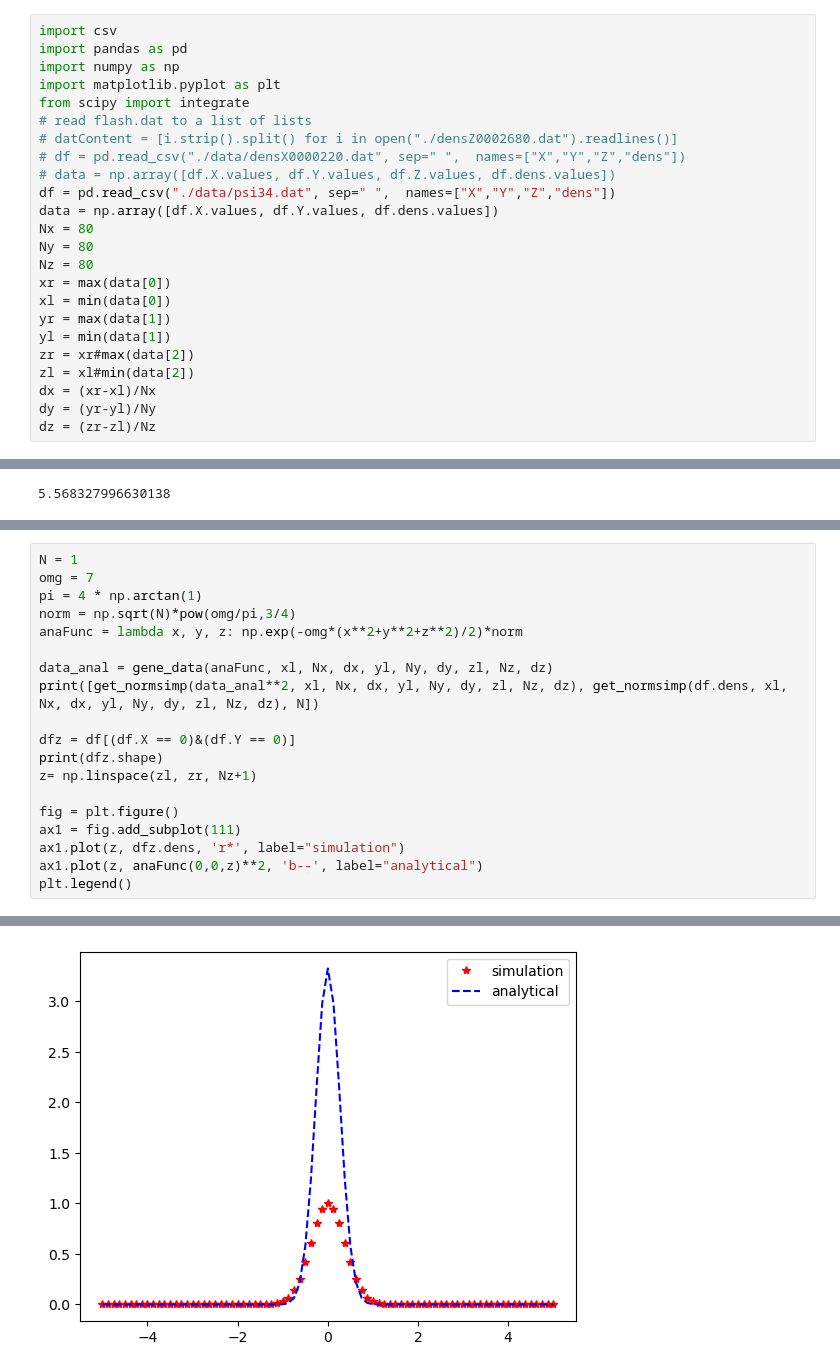
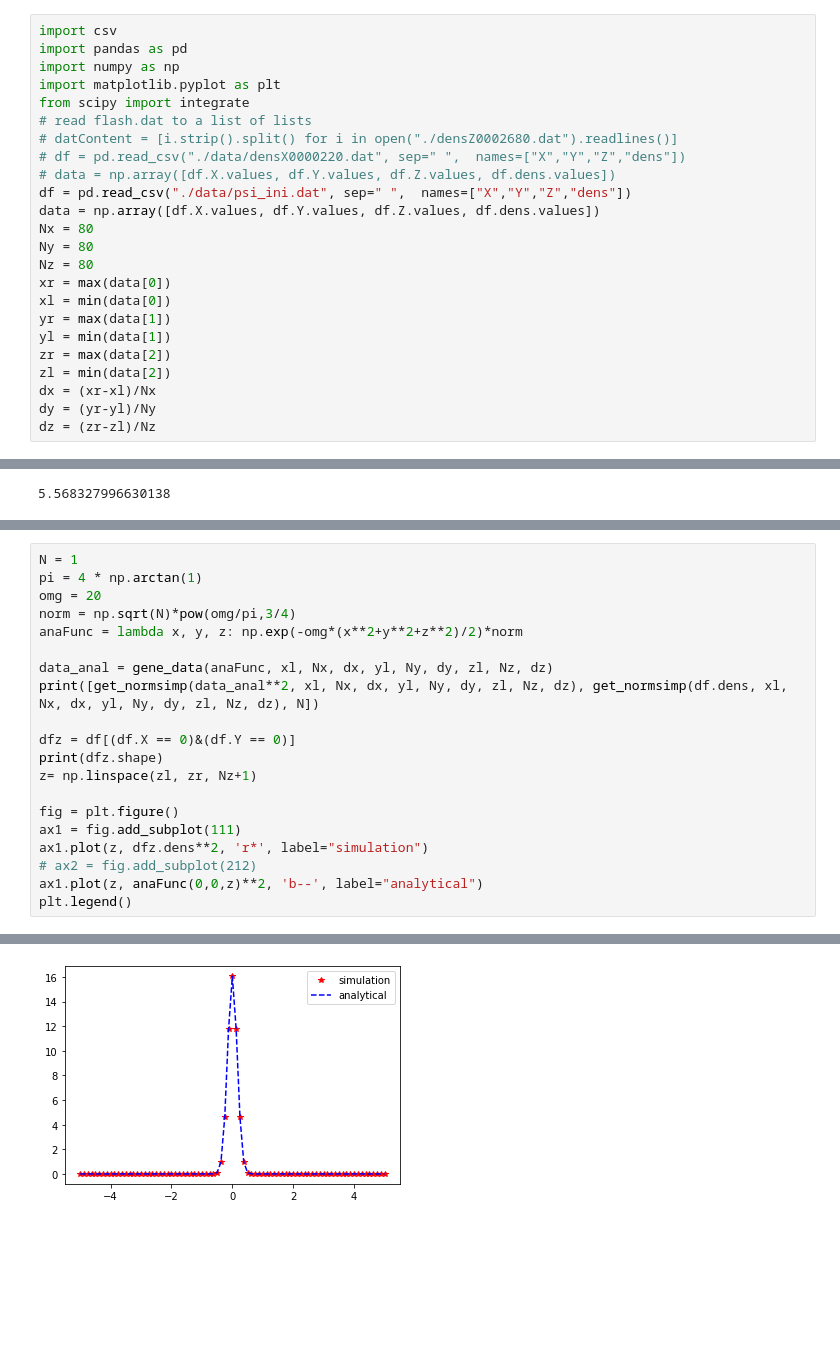
Before and after one commit to DLeung513/bec3p, a Jupyter notebook: bec3p_new/Untitled.ipynb, the cells around one changed output, grey strips where cells are left out. Saved outputs shown, nothing was run; the diff lists cells and outputs as text; blank space fills up the shorter version.

```diff
--- a/bec3p_new/Untitled.ipynb
+++ b/bec3p_new/Untitled.ipynb
@@ -8,8 +8,8 @@ from scipy import integrate
 # datContent = [i.strip().split() for i in open("./densZ0002680.dat").readlines()]
 # df = pd.read_csv("./data/densX0000220.dat", sep=" ",  names=["X","Y","Z","dens"])
 # data = np.array([df.X.values, df.Y.values, df.Z.values, df.dens.values])
-df = pd.read_csv("./data/psi34.dat", sep=" ",  names=["X","Y","Z","dens"])
-data = np.array([df.X.values, df.Y.values, df.dens.values])
+df = pd.read_csv("./data/psi_ini.dat", sep=" ",  names=["X","Y","Z","dens"])
+data = np.array([df.X.values, df.Y.values, df.Z.values, df.dens.values])
 Nx = 80
 Ny = 80
 Nz = 80
@@ -17,8 +17,8 @@ xr = max(data[0])
 xl = min(data[0])
 yr = max(data[1])
 yl = min(data[1])
-zr = xr#max(data[2])
-zl = xl#min(data[2])
+zr = max(data[2])
+zl = min(data[2])
 dx = (xr-xl)/Nx
 dy = (yr-yl)/Ny
 dz = (zr-zl)/Nz
@@ -110,7 +110,7 @@ integrate.tplquad(f2, xl, xr, yl, yr, zl, zr)
 # %%
 N = 1
-omg = 7
 pi = 4 * np.arctan(1)
+omg = 20
 norm = np.sqrt(N)*pow(omg/pi,3/4)
 anaFunc = lambda x, y, z: np.exp(-omg*(x**2+y**2+z**2)/2)*norm
 
@@ -123,7 +123,8 @@ z= np.linspace(zl, zr, Nz+1)
 
 fig = plt.figure()
 ax1 = fig.add_subplot(111)
-ax1.plot(z, dfz.dens, 'r*', label="simulation")
+ax1.plot(z, dfz.dens**2, 'r*', label="simulation")
+# ax2 = fig.add_subplot(212)
 ax1.plot(z, anaFunc(0,0,z)**2, 'b--', label="analytical")
 plt.legend()
 # %% [output]
@@ -131,3 +132,3 @@ plt.legend()
 (81, 4)
 <matplotlib.legend.Legend at 0x...>
-[figure, old version]
+[figure, new version]
```
Also changed, not shown: parts of 20 cells of this notebook.
